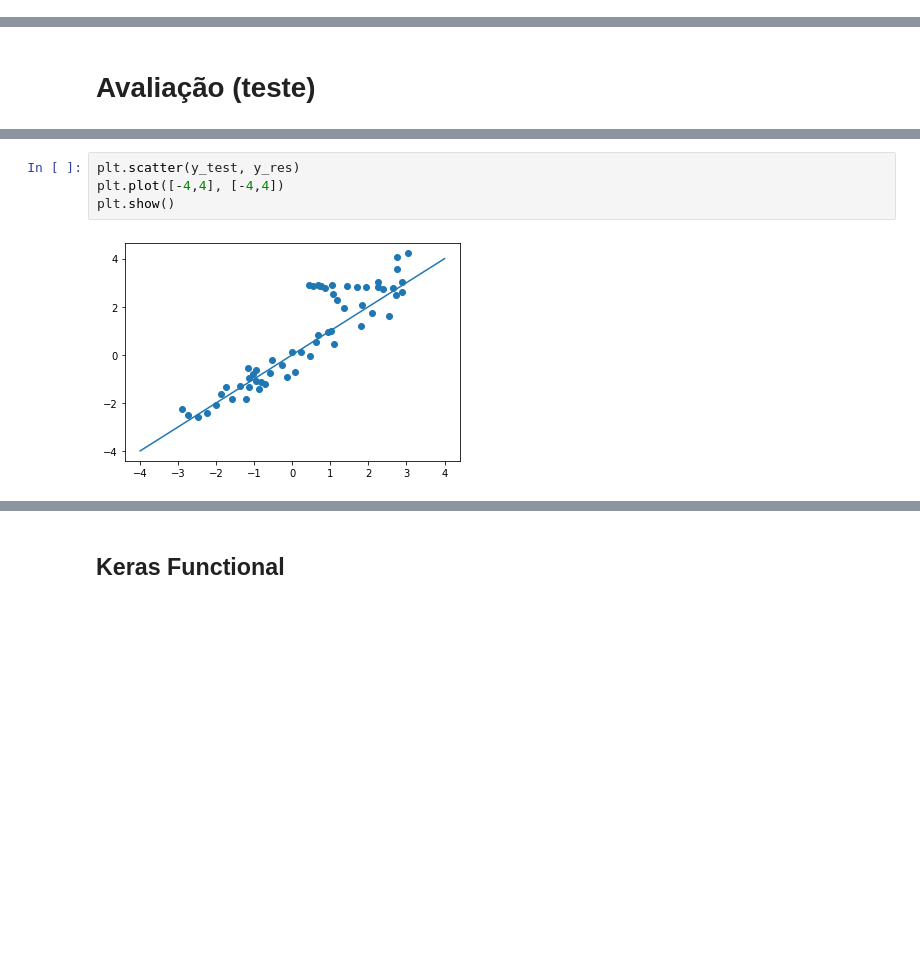
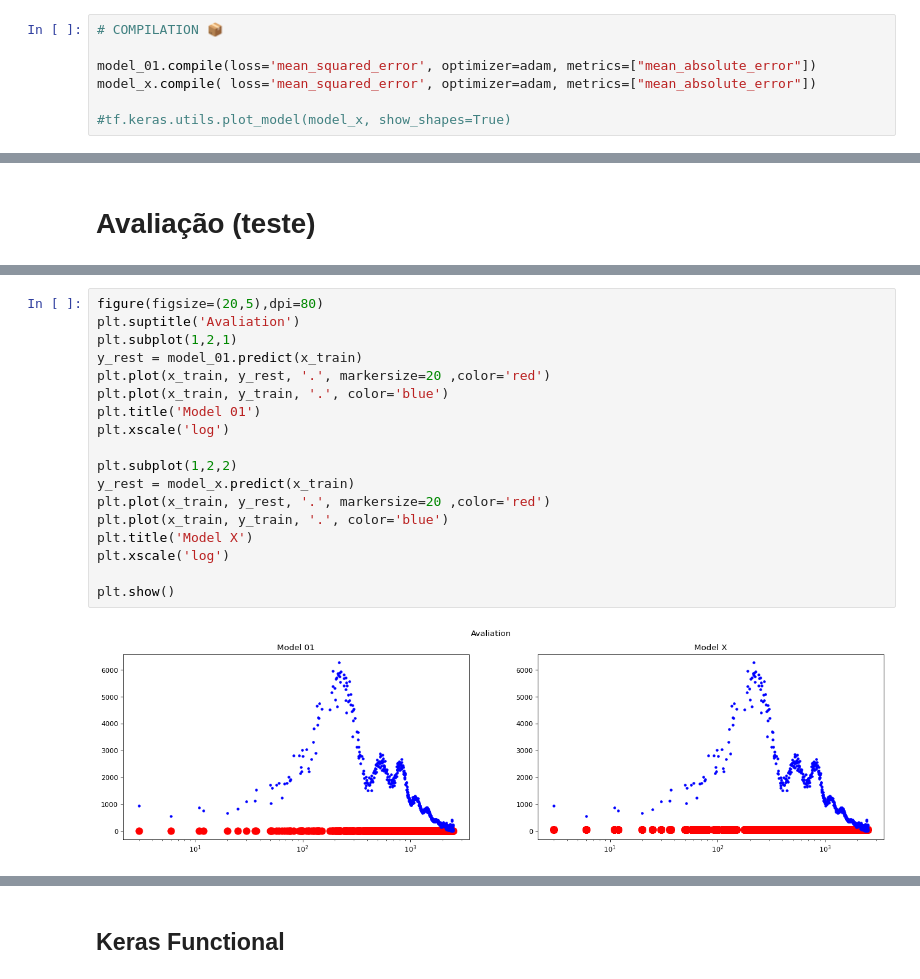
Before and after one commit to barauna-lo/Neurocomputing, a Jupyter notebook: Project_01_MLP.ipynb, the cells around one changed output, grey strips where cells are left out. Drawn from its saved outputs; the diff is of its cells as text; blank space fills up the shorter version.

```diff
--- a/Project_01_MLP.ipynb
+++ b/Project_01_MLP.ipynb
@@ -155,3 +172,10 @@ tf.keras.utils.plot_model(model, show_shapes=True)
+# %%
+# COMPILATION 📦
+
+model_01.compile(loss='mean_squared_error', optimizer=adam, metrics=["mean_absolute_error"])
+model_x.compile( loss='mean_squared_error', optimizer=adam, metrics=["mean_absolute_error"])
+
+#tf.keras.utils.plot_model(model_x, show_shapes=True)
 # %% [markdown]
 ## Treino
 # %%
@@ -217,6 +246,20 @@ Test metric: 0.5007112622261047
-# %%
-plt.scatter(y_test, y_res)
-plt.plot([-4,4], [-4,4])
-plt.show()
-# %% [output]
-[figure, removed]
+# %%
+figure(figsize=(20,5),dpi=80)
+plt.suptitle('Avaliation')
+plt.subplot(1,2,1)
+y_rest = model_01.predict(x_train)
+plt.plot(x_train, y_rest, '.', markersize=20 ,color='red')
+plt.plot(x_train, y_train, '.', color='blue')
+plt.title('Model 01')
+plt.xscale('log')
+
+plt.subplot(1,2,2)
+y_rest = model_x.predict(x_train)
+plt.plot(x_train, y_rest, '.', markersize=20 ,color='red')
+plt.plot(x_train, y_train, '.', color='blue')
+plt.title('Model X')
+plt.xscale('log')
+
+plt.show()
+# %% [output]
+[figure, added]
```
Also changed, not shown: parts of 19 cells of this notebook.
